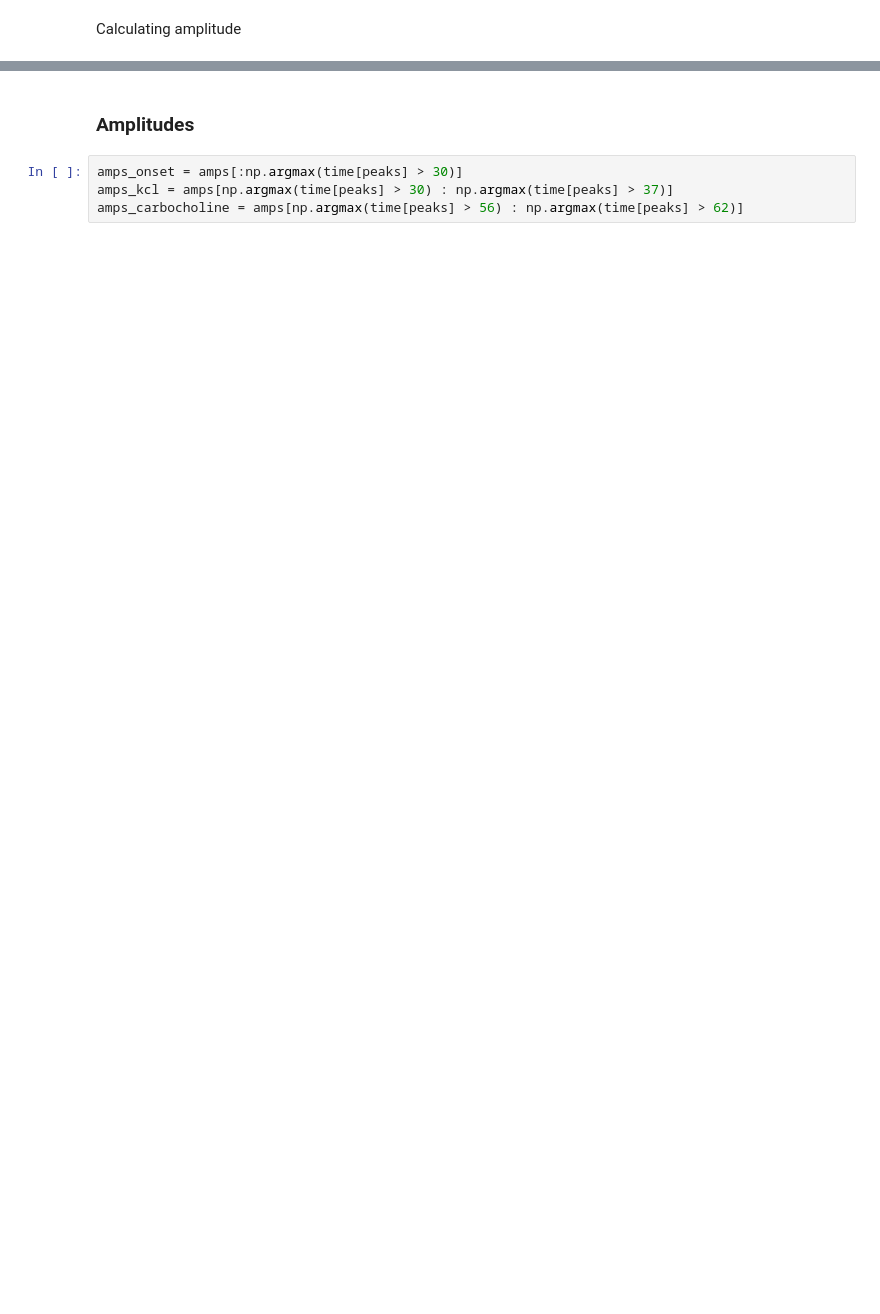
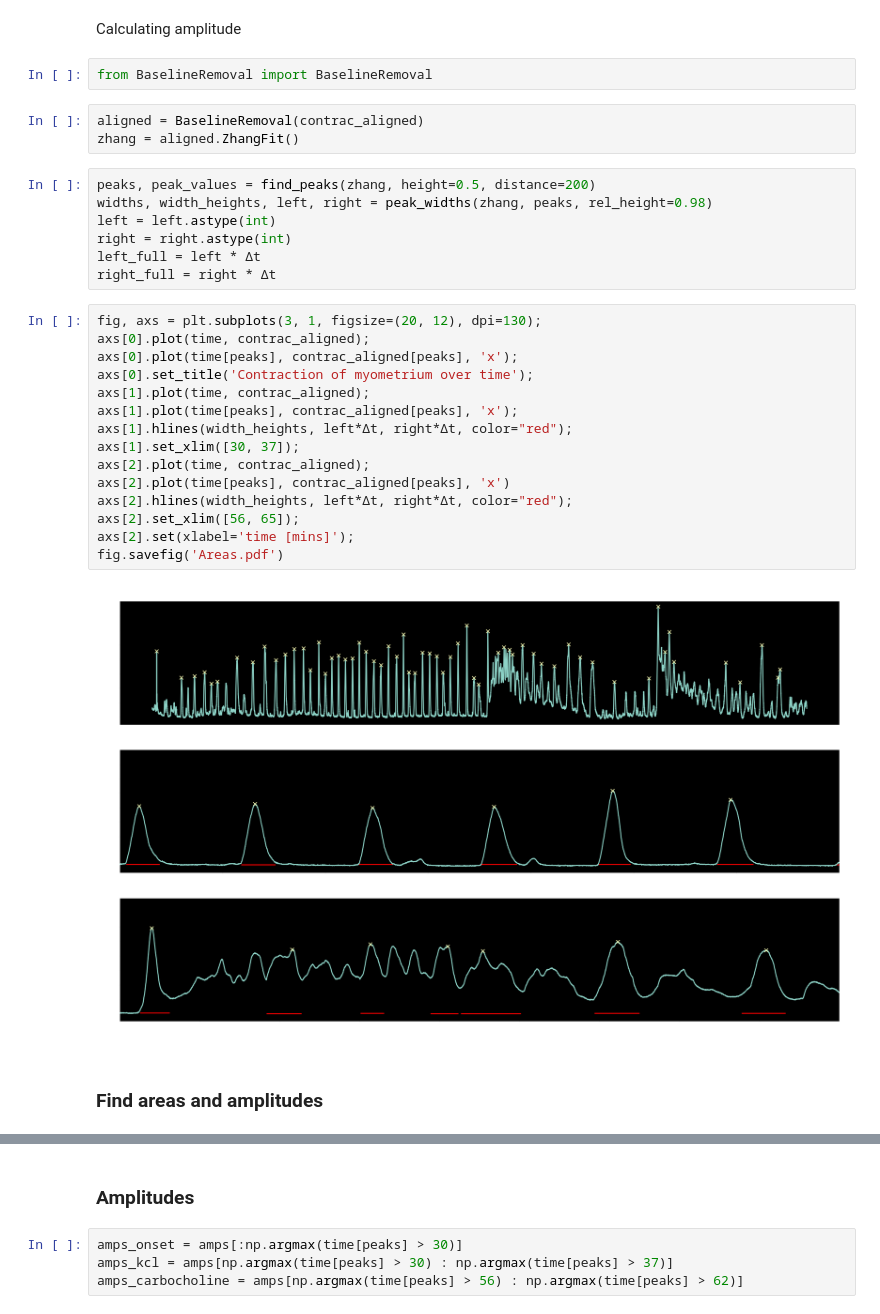
Before and after one commit to platycristate/BiophysicsLabs, a Jupyter notebook: Smooth muscle contraction.ipynb, the cells around one changed output, grey strips where cells are left out. Saved outputs shown, nothing was run; the diff lists cells and outputs as text; blank space fills up the shorter version.

```diff
--- a/Smooth muscle contraction.ipynb
+++ b/Smooth muscle contraction.ipynb
@@ -72,5 +84,36 @@ fig.savefig('Peaks_half_widths_contraction.pdf')
 # %% [markdown]
 Calculating amplitude
+# %%
+from BaselineRemoval import BaselineRemoval
+# %%
+aligned = BaselineRemoval(contrac_aligned)
+zhang = aligned.ZhangFit()
+# %%
+peaks, peak_values = find_peaks(zhang, height=0.5, distance=200)
+widths, width_heights, left, right = peak_widths(zhang, peaks, rel_height=0.98)
+left = left.astype(int)
+right = right.astype(int)
+left_full = left * Δt
+right_full = right * Δt
+# %%
+fig, axs = plt.subplots(3, 1, figsize=(20, 12), dpi=130);
+axs[0].plot(time, contrac_aligned);
+axs[0].plot(time[peaks], contrac_aligned[peaks], 'x');
+axs[0].set_title('Contraction of myometrium over time');
+axs[1].plot(time, contrac_aligned);
+axs[1].plot(time[peaks], contrac_aligned[peaks], 'x');
+axs[1].hlines(width_heights, left*Δt, right*Δt, color="red");
+axs[1].set_xlim([30, 37]);
+axs[2].plot(time, contrac_aligned);
+axs[2].plot(time[peaks], contrac_aligned[peaks], 'x')
+axs[2].hlines(width_heights, left*Δt, right*Δt, color="red");
+axs[2].set_xlim([56, 65]);
+axs[2].set(xlabel='time [mins]');
+fig.savefig('Areas.pdf')
+# %% [output]
+[figure, added]
+# %% [markdown]
+### Find areas and amplitudes
 # %%
 amps = []
 areas = []
```
Also changed, not shown: parts of 6 cells of this notebook, 6 other files.
